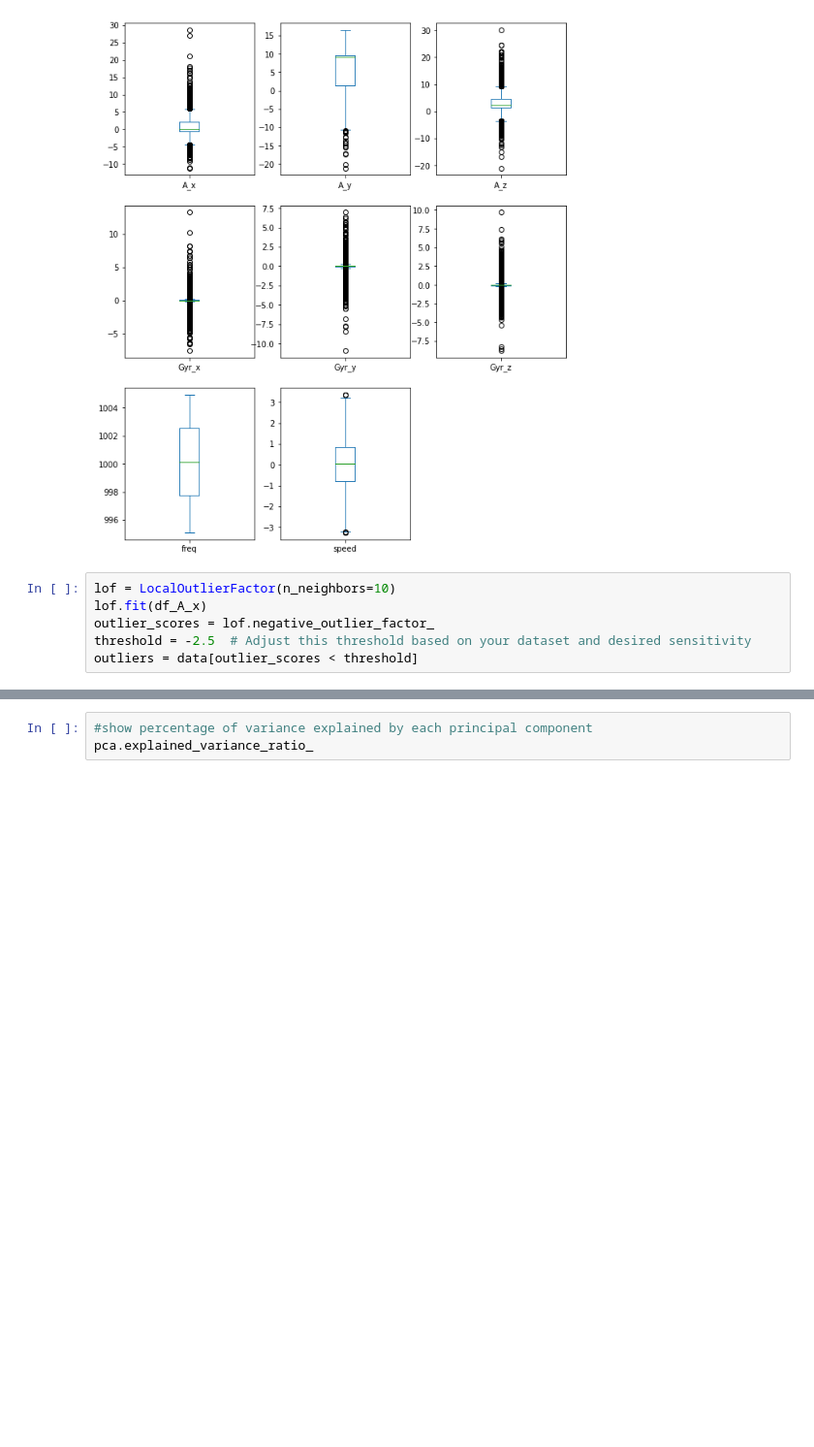
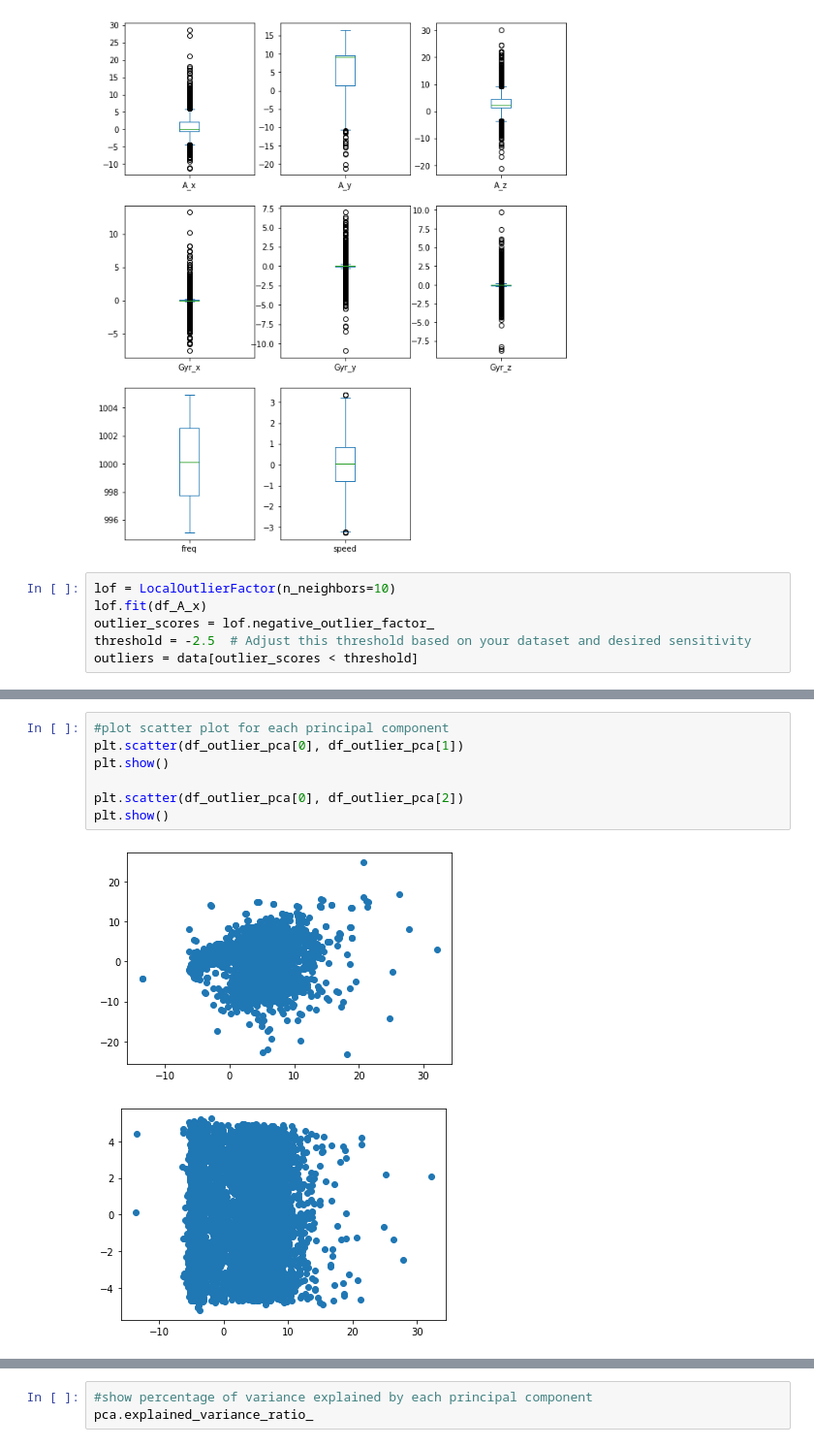
Before and after one commit to arthursun1997/ML4QS, a Jupyter notebook: Model_training_2.ipynb, the cells around one changed output, grey strips where cells are left out. Shown at 97% size. Drawn from its saved outputs; the diff is of its cells as text; blank space fills up the shorter version.

```diff
--- a/Model_training_2.ipynb
+++ b/Model_training_2.ipynb
@@ -411 +470,11 @@ plt.show()
+# %%
+#plot scatter plot for each principal component
+plt.scatter(df_outlier_pca[0], df_outlier_pca[1])
+plt.show()
+
+plt.scatter(df_outlier_pca[0], df_outlier_pca[2])
+plt.show()
+# %% [output]
+[figure, added]
+[figure, added]
 # %%
```
Also changed, not shown: parts of 11 cells of this notebook.
